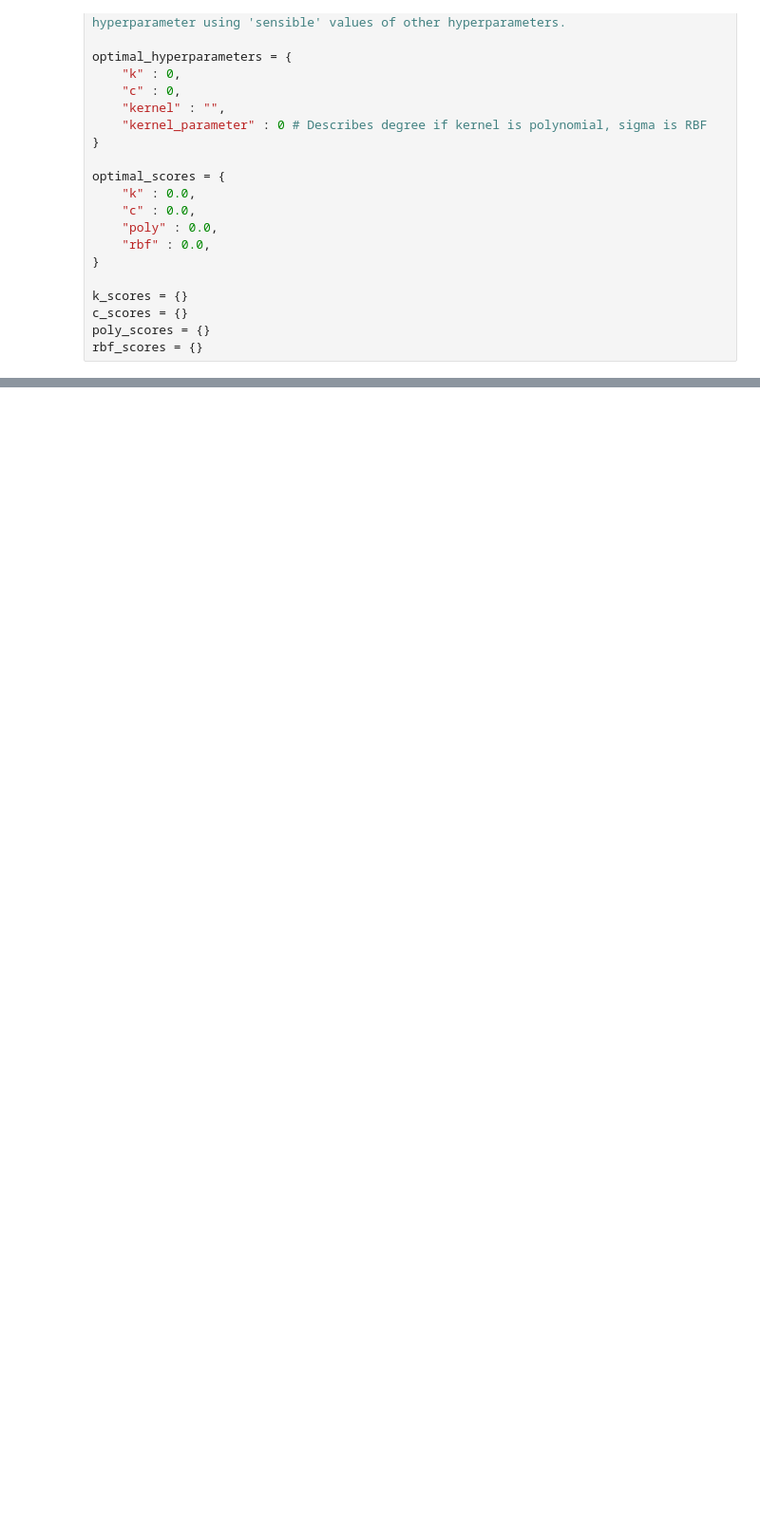
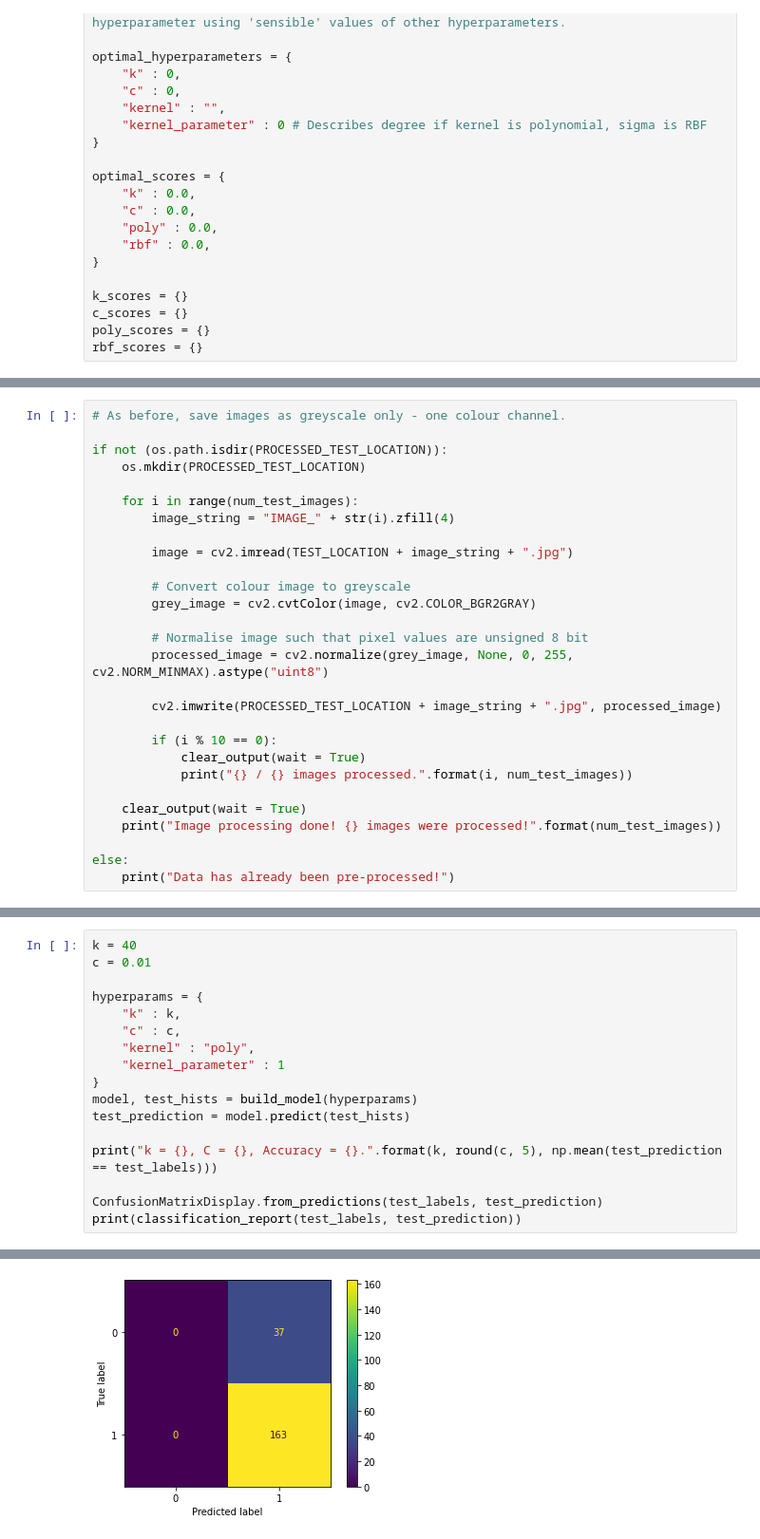
Before and after one commit to adamalderton/BrainTumourClassification, a Jupyter notebook: binary_classification/SVM_SIFT.ipynb, the cells around one changed output, grey strips where cells are left out. Shown: that part at 95% size. Cells and saved outputs as stored; diff of their text form; blank space fills up the shorter version.

```diff
--- a/binary_classification/SVM_SIFT.ipynb
+++ b/binary_classification/SVM_SIFT.ipynb
@@ -525,0 +558,28 @@ print(rbf_scores)
+# %%
+# As before, save images as greyscale only - one colour channel.
+
+if not (os.path.isdir(PROCESSED_TEST_LOCATION)):
+    os.mkdir(PROCESSED_TEST_LOCATION)
+
+    for i in range(num_test_images):
+        image_string = "IMAGE_" + str(i).zfill(4)
+
+        image = cv2.imread(TEST_LOCATION + image_string + ".jpg")
+
+        # Convert colour image to greyscale
+        grey_image = cv2.cvtColor(image, cv2.COLOR_BGR2GRAY)
+
+        # Normalise image such that pixel values are unsigned 8 bit
+        processed_image = cv2.normalize(grey_image, None, 0, 255, cv2.NORM_MINMAX).astype("uint8")
+
+        cv2.imwrite(PROCESSED_TEST_LOCATION + image_string + ".jpg", processed_image)
+
+        if (i % 10 == 0):
+            clear_output(wait = True)
+            print("{} / {} images processed.".format(i, num_test_images))
+
+    clear_output(wait = True)
+    print("Image processing done! {} images were processed!".format(num_test_images))
+
+else:
+    print("Data has already been pre-processed!")
@@ -525,0 +783,18 @@ print(rbf_scores)
+# %%
+k = 40
+c = 0.01
+
+hyperparams = {
+    "k" : k,
+    "c" : c,
+    "kernel" : "poly",
+    "kernel_parameter" : 1
+}
+model, test_hists = build_model(hyperparams)
+test_prediction = model.predict(test_hists)
+
+print("k = {}, C = {}, Accuracy = {}.".format(k, round(c, 5), np.mean(test_prediction == test_labels)))
+
+ConfusionMatrixDisplay.from_predictions(test_labels, test_prediction)
+print(classification_report(test_labels, test_prediction))
+# %% [output]
@@ -525,0 +810 @@ print(rbf_scores)
+[figure, added]
```
Also changed, not shown: parts of 46 cells of this notebook, 23 other files.
